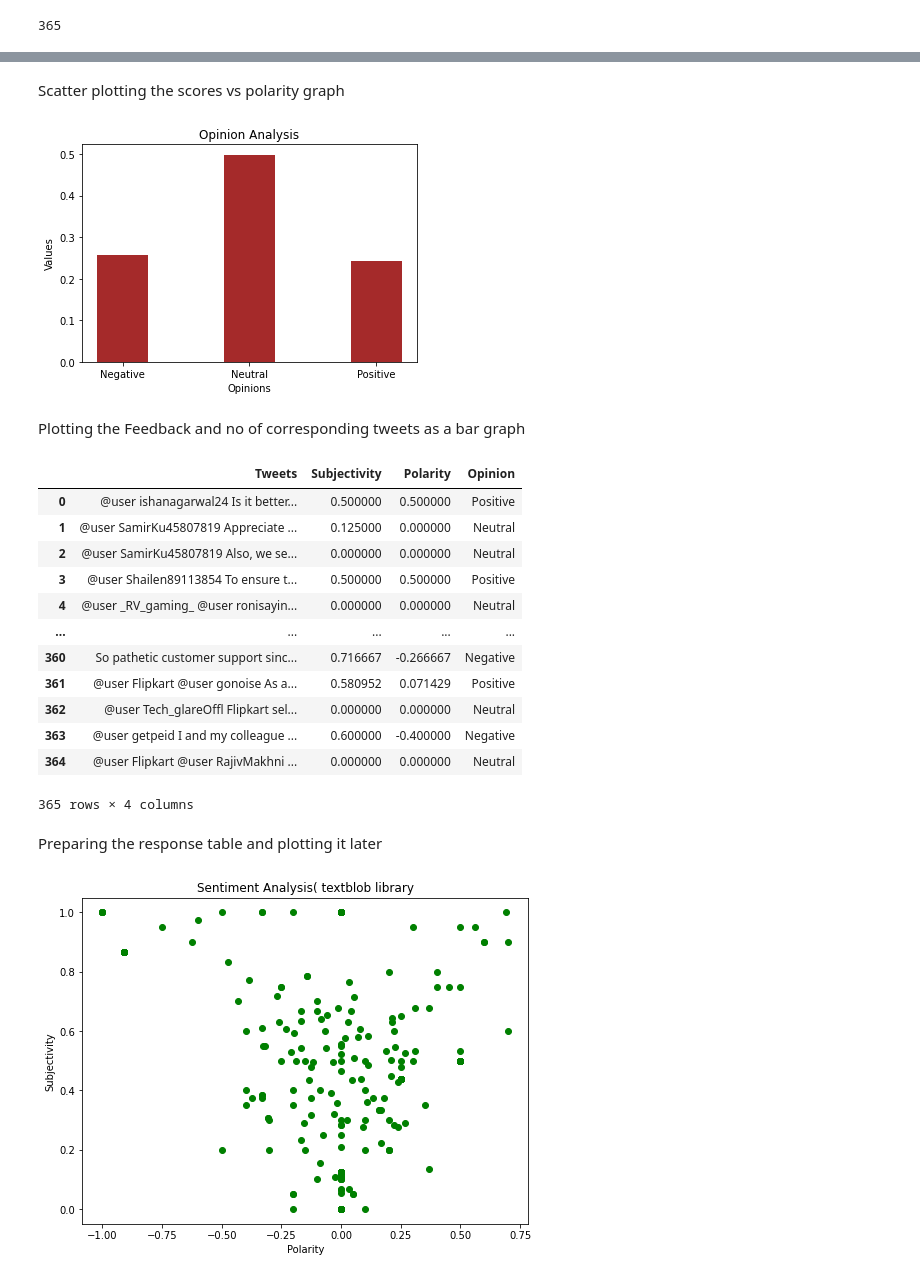
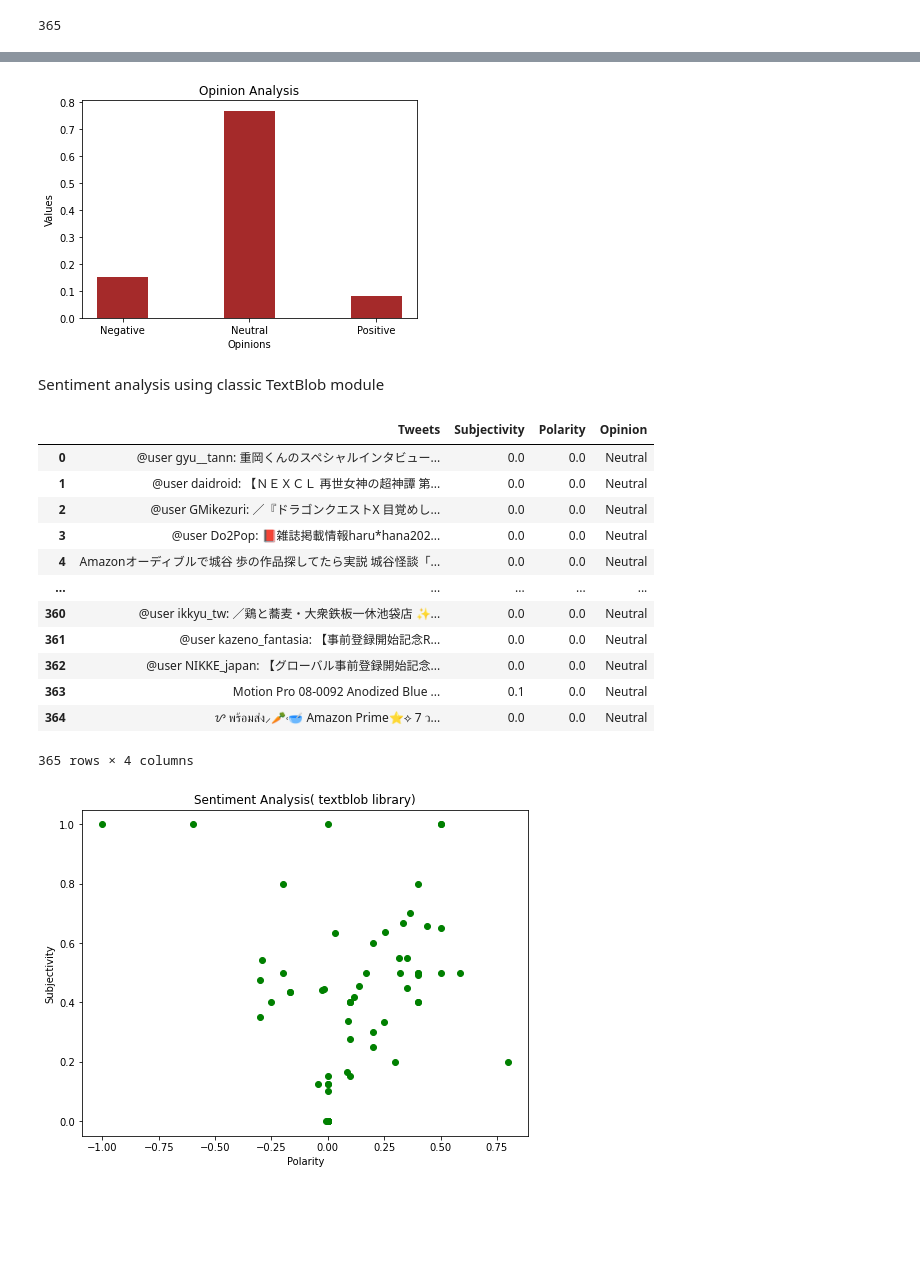
Before and after one commit to triasisghosh/Sentiment-Analysis, a Jupyter notebook: sentimentAnalysis.ipynb, the cells around one changed output, grey strips where cells are left out. Drawn from its saved outputs; the diff is of its cells as text; code cells hidden in the pictures; blank space fills up the shorter version.

```diff
--- a/sentimentAnalysis.ipynb
+++ b/sentimentAnalysis.ipynb
@@ -10,0 +5,5 @@ Setting the Constants for fetching the API.
+# %%
+api_key=''
+api_key_secret=''
+access_token=''
+access_token_secret=''
@@ -113,4 +64,4 @@ Initializing an attribute of the Transformer
 # %%
-companyName='Abdul Kalam'
+companyName='Amazon'
 startDate='2015-01-01'
 n=365
@@ -226,5 +174,3 @@ plt.show()
-# %% [markdown]
-Scatter plotting the scores vs polarity graph
 # %%
 avg_neg=df['Neg'].mean()
 avg_neu=df['Neu'].mean()
@@ -238,9 +184,9 @@ plt.ylabel("Values")
 plt.title("Opinion Analysis")
 plt.show()
 # %% [output]
-[figure, old version]
+[figure, new version]
-# %% [markdown]
-Plotting the Feedback and no of corresponding tweets as a bar graph
+# %% [markdown]
+Sentiment analysis using classic TextBlob module
 # %%
 def sub(txt):
   return TextBlob(txt).sentiment.subjectivity
@@ -263,28 +209,26 @@ responseTable['Opinion']=op_list
 display(responseTable)
 # %% [output]
 |  | Tweets | Subjectivity | Polarity | Opinion |
-| 0 | @user ishanagarwal24 Is it better... | 0.500000 | 0.500000 | Positive |
-| 1 | @user SamirKu45807819 Appreciate ... | 0.125000 | 0.000000 | Neutral |
-| 2 | @user SamirKu45807819 Also, we se... | 0.000000 | 0.000000 | Neutral |
-| 3 | @user Shailen89113854 To ensure t... | 0.500000 | 0.500000 | Positive |
-| 4 | @user _RV_gaming_ @user ronisayin... | 0.000000 | 0.000000 | Neutral |
+| 0 | @user gyu__tann: 重岡くんのスペシャルインタビュー... | 0.0 | 0.0 | Neutral |
+| 1 | @user daidroid: 【ＮＥＸＣＬ 再世女神の超神譚 第... | 0.0 | 0.0 | Neutral |
+| 2 | @user GMikezuri: ／『ドラゴンクエストX 目覚めし... | 0.0 | 0.0 | Neutral |
+| 3 | @user Do2Pop: 📕雑誌掲載情報haru*hana202... | 0.0 | 0.0 | Neutral |
+| 4 | Amazonオーディブルで城谷 歩の作品探してたら実説 城谷怪談「... | 0.0 | 0.0 | Neutral |
 | ... | ... | ... | ... | ... |
-| 360 | So pathetic customer support sinc... | 0.716667 | -0.266667 | Negative |
-| 361 | @user Flipkart @user gonoise As a... | 0.580952 | 0.071429 | Positive |
-| 362 | @user Tech_glareOffl Flipkart sel... | 0.000000 | 0.000000 | Neutral |
-| 363 | @user getpeid I and my colleague ... | 0.600000 | -0.400000 | Negative |
-| 364 | @user Flipkart @user RajivMakhni ... | 0.000000 | 0.000000 | Neutral |
+| 360 | @user ikkyu_tw: ／鶏と蕎麦・大衆鉄板一休池袋店 ✨... | 0.0 | 0.0 | Neutral |
+| 361 | @user kazeno_fantasia: 【事前登録開始記念R... | 0.0 | 0.0 | Neutral |
+| 362 | @user NIKKE_japan: 【グローバル事前登録開始記念... | 0.0 | 0.0 | Neutral |
+| 363 | Motion Pro 08-0092 Anodized Blue ... | 0.1 | 0.0 | Neutral |
+| 364 | ᝬ พร้อมส่ง⸝🥕˓🥣 Amazon Prime⭐⟡ 7 ว... | 0.0 | 0.0 | Neutral |
 365 rows × 4 columns
-# %% [markdown]
-Preparing the response table and plotting it later
 # %%
 plt.figure(figsize=(8,6))
 for i in range(responseTable.shape[0]):
   plt.scatter(responseTable['Polarity'][i],responseTable['Subjectivity'][i],color='green')
 
-plt.title('Sentiment Analysis( textblob library')
+plt.title('Sentiment Analysis( textblob library)')
 plt.xlabel('Polarity')
 plt.ylabel('Subjectivity')
 plt.show()
 # %% [output]
-[figure, old version]
+[figure, new version]
```
Also changed, not shown: parts of 28 cells of this notebook.
